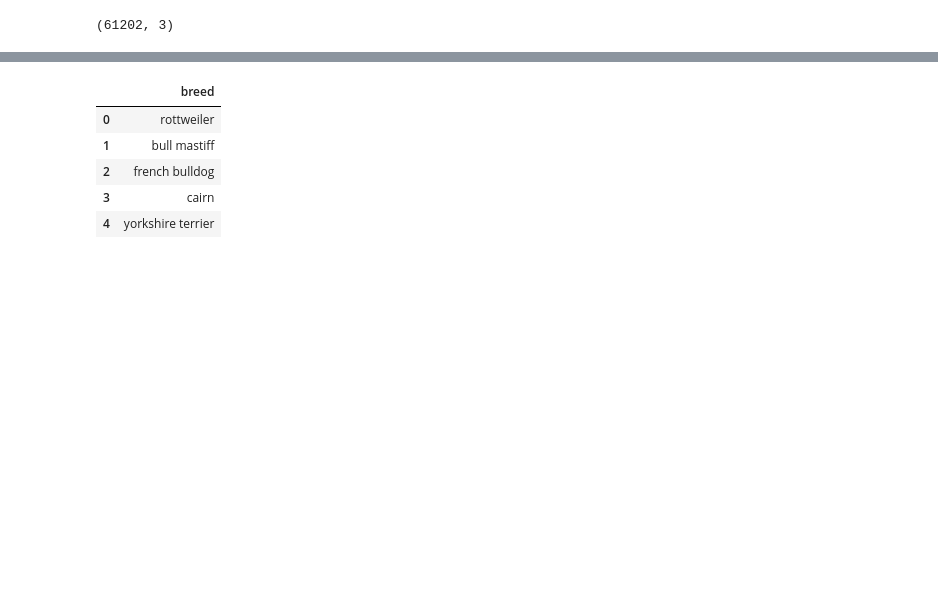
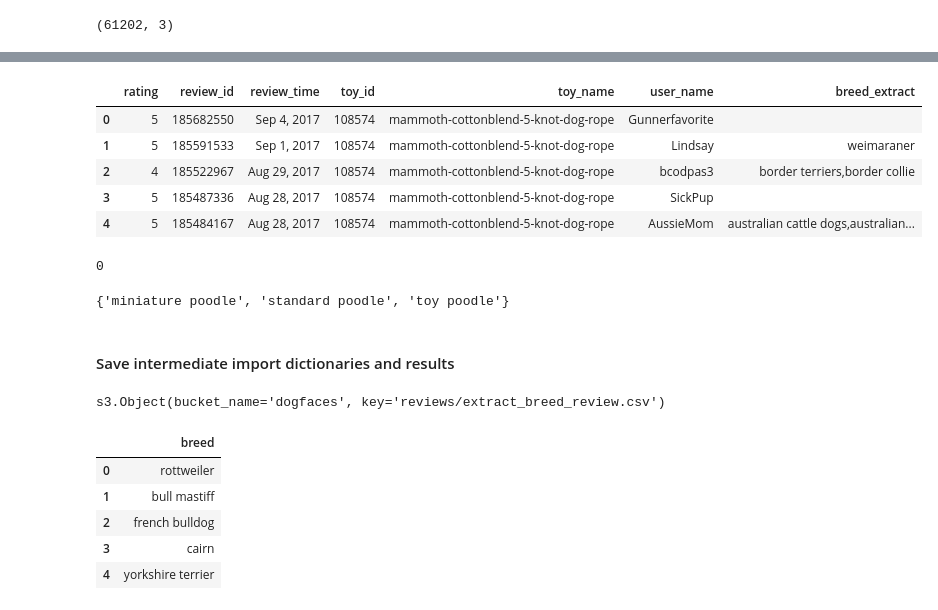
Before and after one commit to sadahanu/Capstone, a Jupyter notebook: NLP/nlp eda.ipynb, the cells around one changed output, grey strips where cells are left out. Saved outputs shown, nothing was run; the diff lists cells and outputs as text; code cells hidden in the pictures; blank space fills up the shorter version.

```diff
--- a/NLP/nlp eda.ipynb
+++ b/NLP/nlp eda.ipynb
@@ -166,0 +285,25 @@ new_df.shape
+# %%
+df_extract.head()
+# %% [output]
+|  | rating | review_id | review_time | toy_id | toy_name | user_name | breed_extract |
+| 0 | 5 | 185682550 | Sep 4, 2017 | 108574 | mammoth-cottonblend-5-knot-dog-rope | Gunnerfavorite |  |
+| 1 | 5 | 185591533 | Sep 1, 2017 | 108574 | mammoth-cottonblend-5-knot-dog-rope | Lindsay | weimaraner |
+| 2 | 4 | 185522967 | Aug 29, 2017 | 108574 | mammoth-cottonblend-5-knot-dog-rope | bcodpas3 | border terriers,border collie |
+| 3 | 5 | 185487336 | Aug 28, 2017 | 108574 | mammoth-cottonblend-5-knot-dog-rope | SickPup |  |
+| 4 | 5 | 185484167 | Aug 28, 2017 | 108574 | mammoth-cottonblend-5-knot-dog-rope | AussieMom | australian cattle dogs,australian... |
+# %%
+np.sum(df_extract['breed_extract'].isnull())
+# %% [output]
+0
+# %%
+breed_lookup['poodle']
+# %% [output]
+{'miniature poodle', 'standard poodle', 'toy poodle'}
+# %% [markdown]
+#### Save intermediate import dictionaries and results
+# %%
+save_data = df_extract.to_csv(index=False)
+s3_res = boto3.resource('s3')
+s3_res.Bucket('dogfaces').put_object(Key='reviews/extract_breed_review.csv', Body=save_data)
+# %% [output]
+s3.Object(bucket_name='dogfaces', key='reviews/extract_breed_review.csv')
```
Also changed, not shown: parts of 20 cells of this notebook, 1 other file.
